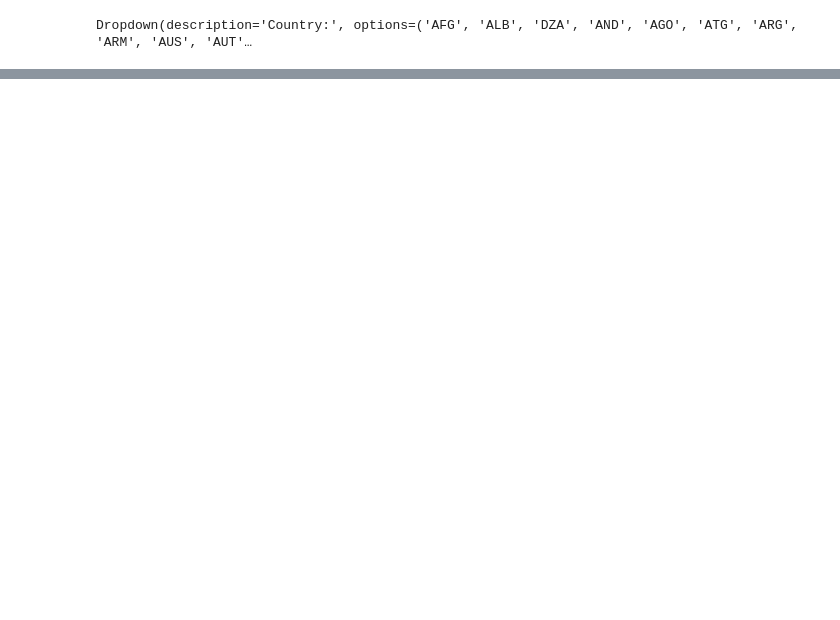
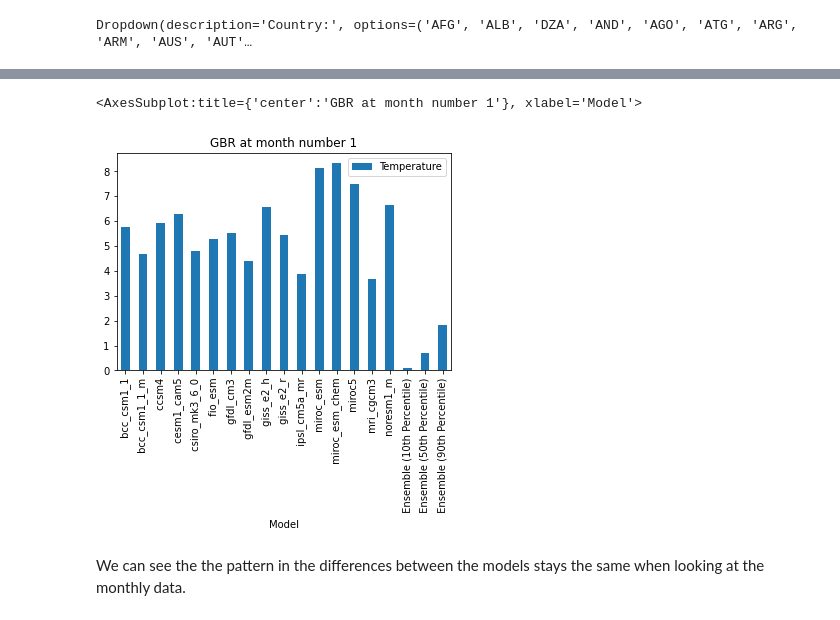
Before and after one commit to herbmks/MDA-Tuvalu, a Jupyter notebook: ClimateData.ipynb, the cells around one changed output, grey strips where cells are left out. Saved outputs shown, nothing was run; the diff lists cells and outputs as text; code cells hidden in the pictures; blank space fills up the shorter version.

```diff
--- a/ClimateData.ipynb
+++ b/ClimateData.ipynb
@@ -378,0 +420,9 @@ ZWE
+# %%
+month_choice = widgets.Dropdown(
+    options=pd.unique(proj['Month']),
+    value=pd.unique(proj['Month'])[0],
+    description='Month:',
+    disabled=False,
+)
+
+month_choice
@@ -378,0 +431,9 @@ ZWE
+# %%
+proj_monthly_plot = proj.loc[proj['Code'] == country_choice.value]
+proj_monthly_plot = proj_monthly_plot[proj_monthly_plot['Month'] == month_choice.value]
+proj_monthly_plot.plot.bar(x = 'Model', y = 'Temperature', title = country_choice.value + " at month number " + str(month_choice.value))
+# %% [output]
+<AxesSubplot:title={'center':'GBR at month number 1'}, xlabel='Model'>
+[figure, added]
+# %% [markdown]
+We can see the the pattern in the differences between the models stays the same when looking at the monthly data.
```
Also changed, not shown: parts of 25 cells of this notebook, 1 other file.
